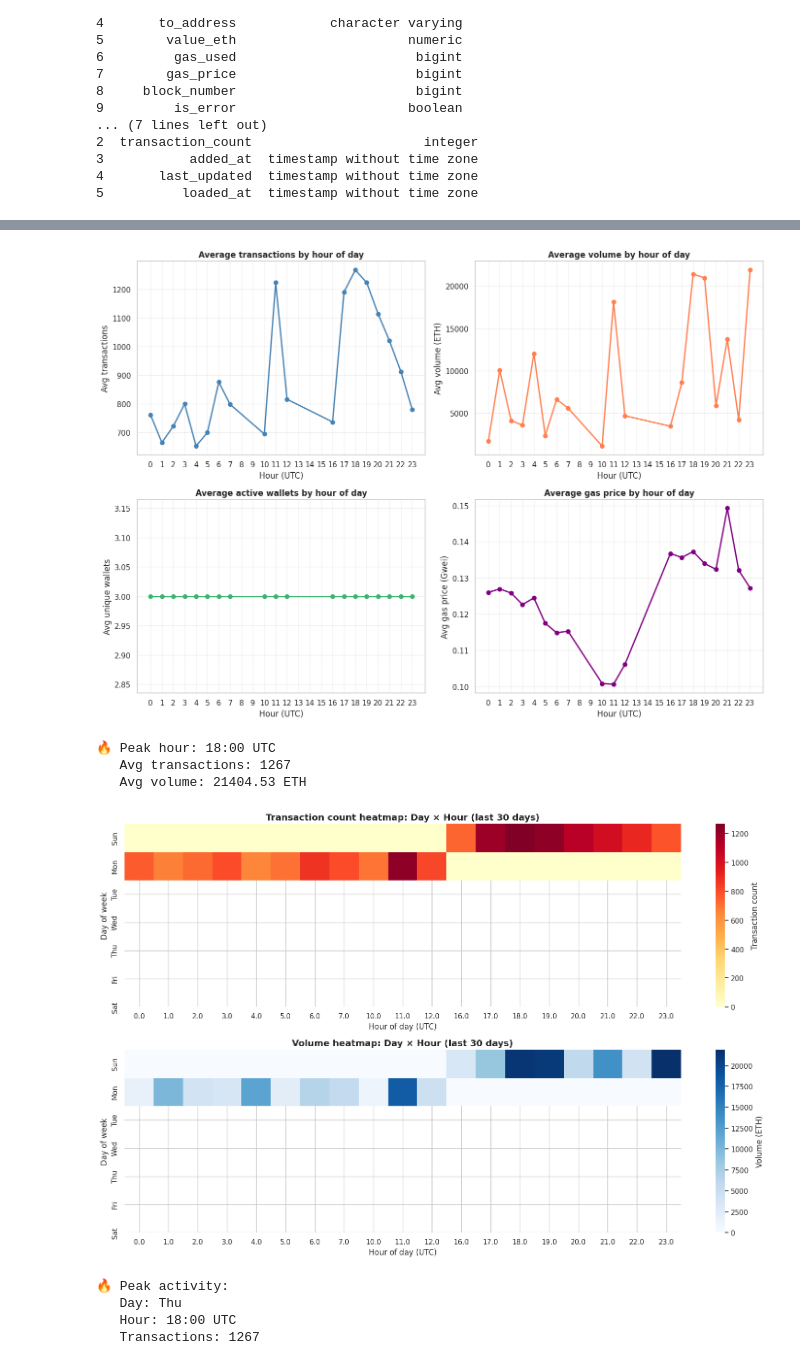
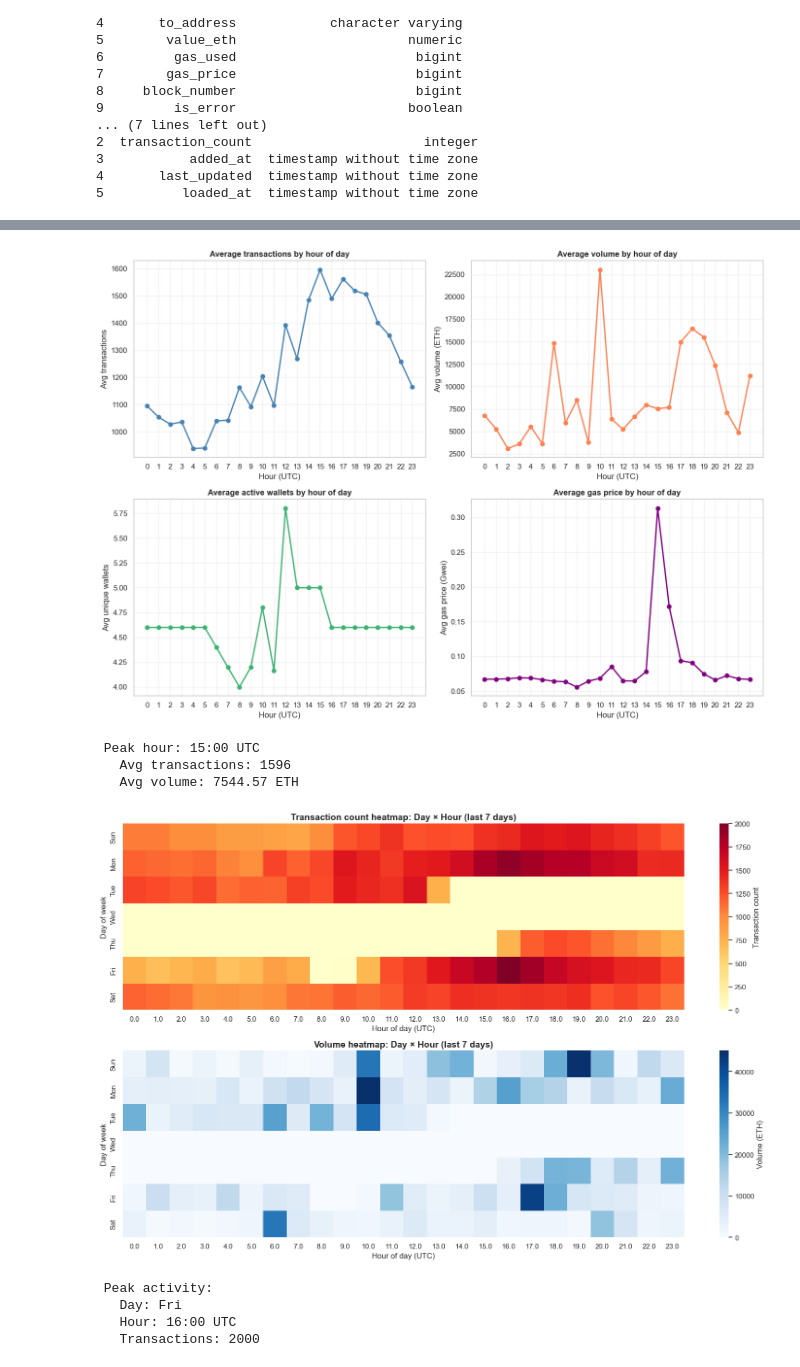
Before and after one commit to onoregleb/data-managment, a Jupyter notebook: notebooks/bi_report.ipynb, the cells around one changed output, grey strips where cells are left out. Drawn from its saved outputs; the diff is of its cells as text; code cells hidden in the pictures.

```diff
--- a/notebooks/bi_report.ipynb
+++ b/notebooks/bi_report.ipynb
@@ -316,16 +330,16 @@ plt.show()
 
 # Найти пиковый час
 peak_hour = hourly_pattern.loc[hourly_pattern['tx_count'].idxmax()]
-print(f"\n🔥 Peak hour: {int(peak_hour['hour_of_day'])}:00 UTC")
+print(f"\n Peak hour: {int(peak_hour['hour_of_day'])}:00 UTC")
 print(f"   Avg transactions: {peak_hour['tx_count']:.0f}")
 print(f"   Avg volume: {peak_hour['volume_eth']:.2f} ETH")
 # %% [output]
-[figure, old version]
+[figure, new version]
-🔥 Peak hour: 18:00 UTC
-   Avg transactions: 1267
-   Avg volume: 21404.53 ETH
+ Peak hour: 15:00 UTC
+   Avg transactions: 1596
+   Avg volume: 7544.57 ETH
 # %%
-# Данные для тепловой карты
+# Данные для тепловой карты (последние 7 дней)
 heatmap_data = read_sql("""
     SELECT
         EXTRACT(DOW FROM timestamp) as day_of_week,
@@ -333,7 +347,7 @@ heatmap_data = read_sql("""
         COUNT(*) as tx_count,
         SUM(value_eth) as volume_eth
     FROM public.transactions
-    WHERE timestamp >= NOW() - INTERVAL '30 days'
+    WHERE timestamp >= NOW() - INTERVAL '7 days'
     GROUP BY day_of_week, hour
 """)
 
@@ -342,38 +356,38 @@ heatmap_tx = heatmap_data.pivot(index='day_of_week', columns='hour', values='tx_
 heatmap_vol = heatmap_data.pivot(index='day_of_week', columns='hour', values='volume_eth').fillna(0)
 
 days = ['Sun', 'Mon', 'Tue', 'Wed', 'Thu', 'Fri', 'Sat']
 
 fig, ax = plt.subplots(2, 1, figsize=(16, 10))
 
 # Heatmap транзакций
 sns.heatmap(heatmap_tx, cmap='YlOrRd', annot=False, fmt='g',
             yticklabels=days, cbar_kws={'label': 'Transaction count'}, ax=ax[0])
-ax[0].set_title('Transaction count heatmap: Day × Hour (last 30 days)',
+ax[0].set_title('Transaction count heatmap: Day × Hour (last 7 days)',
                 fontsize=14, fontweight='bold')
 ax[0].set_xlabel('Hour of day (UTC)')
 ax[0].set_ylabel('Day of week')
 
 # Heatmap объема
 sns.heatmap(heatmap_vol, cmap='Blues', annot=False, fmt='g',
             yticklabels=days, cbar_kws={'label': 'Volume (ETH)'}, ax=ax[1])
-ax[1].set_title('Volume heatmap: Day × Hour (last 30 days)',
+ax[1].set_title('Volume heatmap: Day × Hour (last 7 days)',
                 fontsize=14, fontweight='bold')
 ax[1].set_xlabel('Hour of day (UTC)')
 ax[1].set_ylabel('Day of week')
 
 plt.tight_layout()
 plt.show()
 
 # Находим самый активный момент
 max_tx_idx = heatmap_data['tx_count'].idxmax()
 peak_moment = heatmap_data.loc[max_tx_idx]
-print(f"\n🔥 Peak activity:")
+print(f"\n Peak activity:")
 print(f"   Day: {days[int(peak_moment['day_of_week'])]}")
 print(f"   Hour: {int(peak_moment['hour'])}:00 UTC")
 print(f"   Transactions: {int(peak_moment['tx_count'])}")
 # %% [output]
-[figure, old version]
+[figure, new version]
-🔥 Peak activity:
-   Day: Thu
-   Hour: 18:00 UTC
-   Transactions: 1267
+ Peak activity:
+   Day: Fri
+   Hour: 16:00 UTC
+   Transactions: 2000
```
Also changed, not shown: parts of 14 cells of this notebook.
